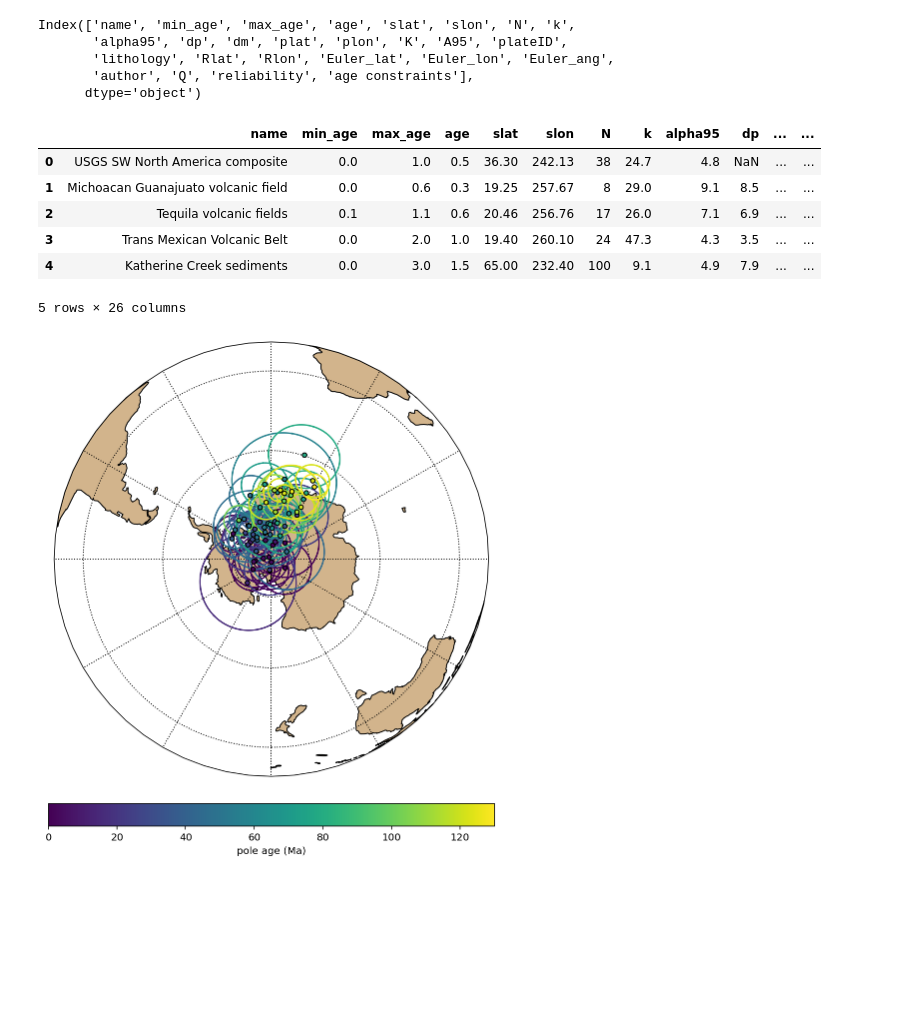
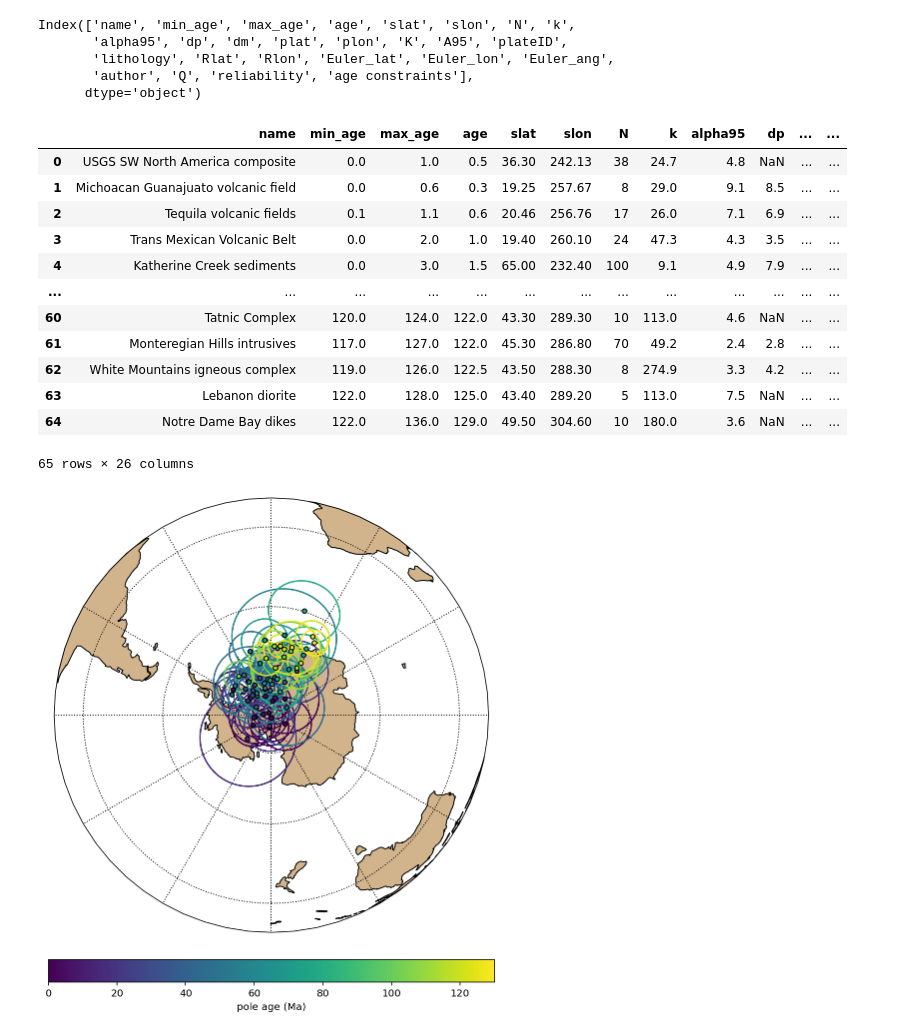
Before and after one commit to bramvaes/Young_CEED_2.0, a Jupyter notebook: NA_running_mean.ipynb, the cells around one changed output. Cells and saved outputs as stored; diff of their text form; code cells hidden in the pictures; blank space fills up the shorter version.

```diff
--- a/NA_running_mean.ipynb
+++ b/NA_running_mean.ipynb
@@ -23,15 +23,21 @@ Index(['name', 'min_age', 'max_age', 'age', 'slat', 'slon', 'N', 'k',
        'author', 'Q', 'reliability', 'age constraints'],
       dtype='object')
 # %%
-df_NAM.head()
+df_NAM
 # %% [output]
 |  | name | min_age | max_age | age | slat | slon | N | k | alpha95 | dp | ... | ... |
 | 0 | USGS SW North America composite | 0.0 | 1.0 | 0.5 | 36.30 | 242.13 | 38 | 24.7 | 4.8 | NaN | ... | ... |
 | 1 | Michoacan Guanajuato volcanic ﬁeld | 0.0 | 0.6 | 0.3 | 19.25 | 257.67 | 8 | 29.0 | 9.1 | 8.5 | ... | ... |
 | 2 | Tequila volcanic ﬁelds | 0.1 | 1.1 | 0.6 | 20.46 | 256.76 | 17 | 26.0 | 7.1 | 6.9 | ... | ... |
 | 3 | Trans Mexican Volcanic Belt | 0.0 | 2.0 | 1.0 | 19.40 | 260.10 | 24 | 47.3 | 4.3 | 3.5 | ... | ... |
 | 4 | Katherine Creek sediments | 0.0 | 3.0 | 1.5 | 65.00 | 232.40 | 100 | 9.1 | 4.9 | 7.9 | ... | ... |
+| ... | ... | ... | ... | ... | ... | ... | ... | ... | ... | ... | ... | ... |
+| 60 | Tatnic Complex | 120.0 | 124.0 | 122.0 | 43.30 | 289.30 | 10 | 113.0 | 4.6 | NaN | ... | ... |
+| 61 | Monteregian Hills intrusives | 117.0 | 127.0 | 122.0 | 45.30 | 286.80 | 70 | 49.2 | 2.4 | 2.8 | ... | ... |
+| 62 | White Mountains igneous complex | 119.0 | 126.0 | 122.5 | 43.50 | 288.30 | 8 | 274.9 | 3.3 | 4.2 | ... | ... |
+| 63 | Lebanon diorite | 122.0 | 128.0 | 125.0 | 43.40 | 289.20 | 5 | 113.0 | 7.5 | NaN | ... | ... |
+| 64 | Notre Dame Bay dikes | 122.0 | 136.0 | 129.0 | 49.50 | 304.60 | 10 | 180.0 | 3.6 | NaN | ... | ... |
-5 rows × 26 columns
+65 rows × 26 columns
 # %%
 map_axis = ipmag.make_orthographic_map(central_longitude=0, central_latitude=-90, figsize=(10,10))
 ipmag.plot_poles_colorbar(map_axis, df_NAM.plon, df_NAM.plat, df_NAM.alpha95, df_NAM.age, 0, 130)
```
Also changed, not shown: parts of 5 cells of this notebook.
